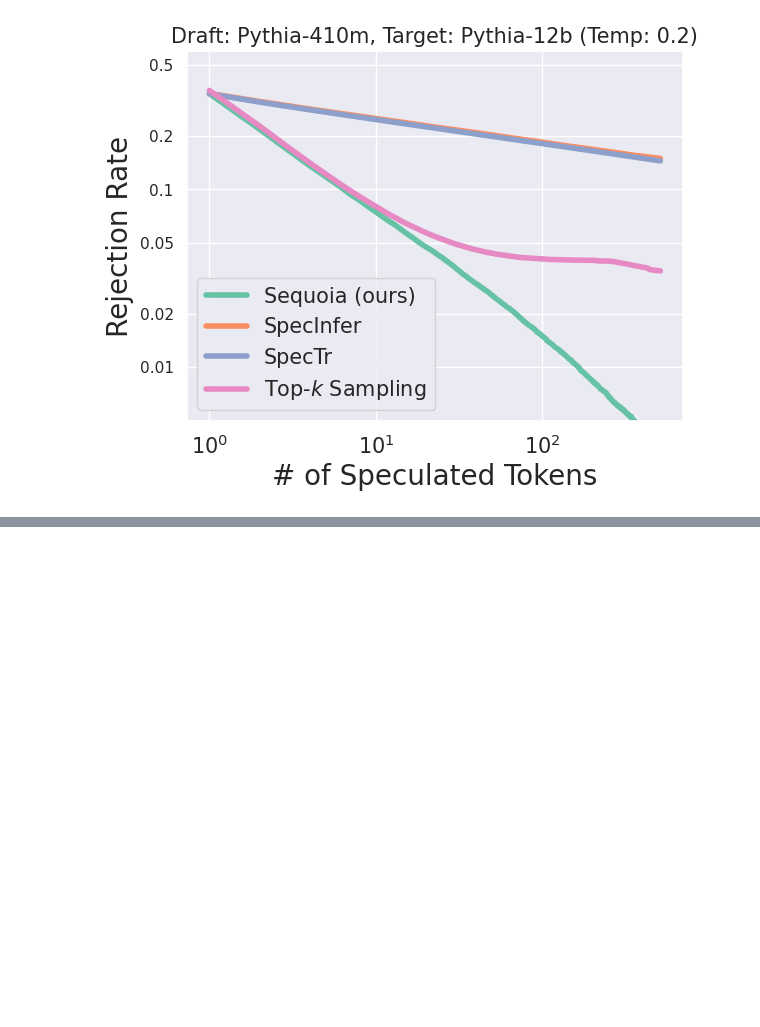
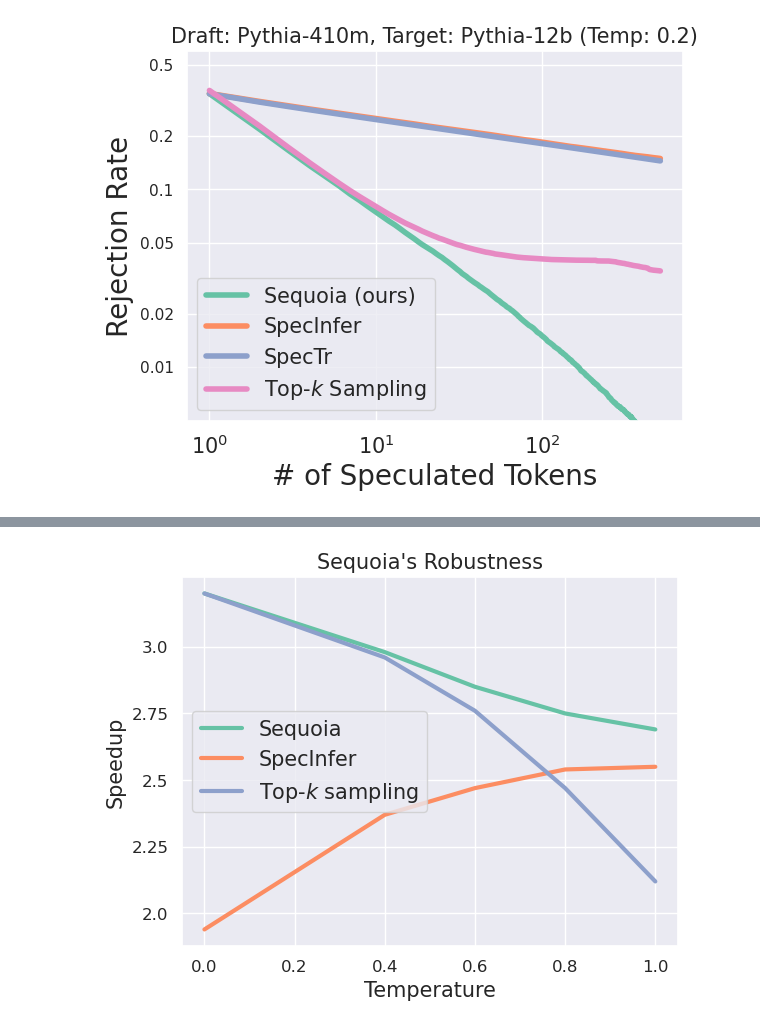
Before and after one commit to AnthonyHuo/An-Empirical-Study-on-Tree-based-Speculative-Decoding, a Jupyter notebook: figures/figures.ipynb, the cells around one changed output, grey strips where cells are left out. Saved outputs shown, nothing was run; the diff lists cells and outputs as text; code cells hidden in the pictures; blank space fills up the shorter version.

```diff
--- a/figures/figures.ipynb
+++ b/figures/figures.ipynb
@@ -378,0 +538,34 @@ plt.savefig(f'/var/cr06_data/avner/results/spec_decoding/figures/t_n_unnormalize
+# %%
+import numpy as np
+import matplotlib
+import matplotlib.pyplot as plt
+import matplotlib.ticker as ticker
+import pandas as pd
+import seaborn as sns
+
+plt.rcParams['font.family'] = 'Times New Roman'
+sns.set_theme()
+_, ax1 = plt.subplots()
+temp = [0, 0.4, 0.6, 0.8, 1.0]
+sequoia = [3.20, 2.98, 2.85, 2.75, 2.69]
+specinfer = [1.94, 2.37, 2.47, 2.54, 2.55]
+topk = [3.20, 2.96, 2.76, 2.47, 2.12]
+
+ax1.plot(temp, sequoia, '-', label='Sequoia', color=color1, linewidth=3)
+ax1.plot(temp, specinfer, '-', label='SpecInfer', color=color2, linewidth=3)
+ax1.plot(temp, topk, '-', label='Top-$k$ sampling', color=color3, linewidth=3)
+
+plt.title("Sequoia's Robustness", fontsize=15)
+# ax1.set_xscale('log', base=2)
+ax1.xaxis.set_major_formatter(ticker.FuncFormatter(lambda y, _: '{:g}'.format(y)))
+ax1.legend(fontsize=15, loc='center left')
+ax1.set_xlabel('Temperature', fontsize=15)
+ax1.set_ylabel('Speedup', fontsize=15)
+# ax1.set_ylim(1.0, 3.0)
+temp = [0.0, 0.2, 0.4, 0.6, 0.8, 1.0]
+plt.xticks(temp, [str(t) for t in temp], fontsize=12)
+yticks = [2.0, 2.25, 2.5, 2.75, 3.0]
+plt.yticks(yticks, [str(y) for y in yticks], fontsize=12)
+plt.savefig('sec4_robustness.pdf', bbox_inches='tight')
+# %% [output]
+[figure, added]
```
Also changed, not shown: parts of 10 cells of this notebook, 9 other files.
